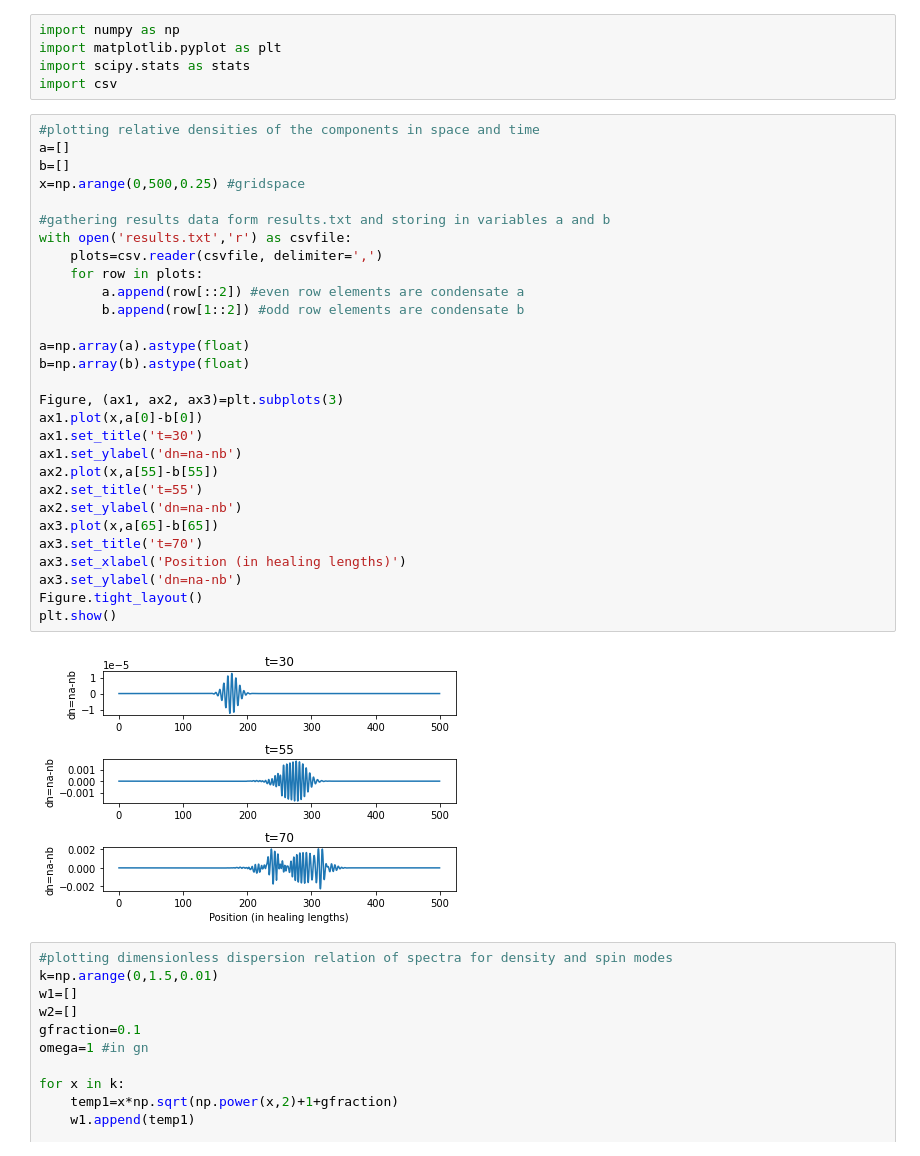
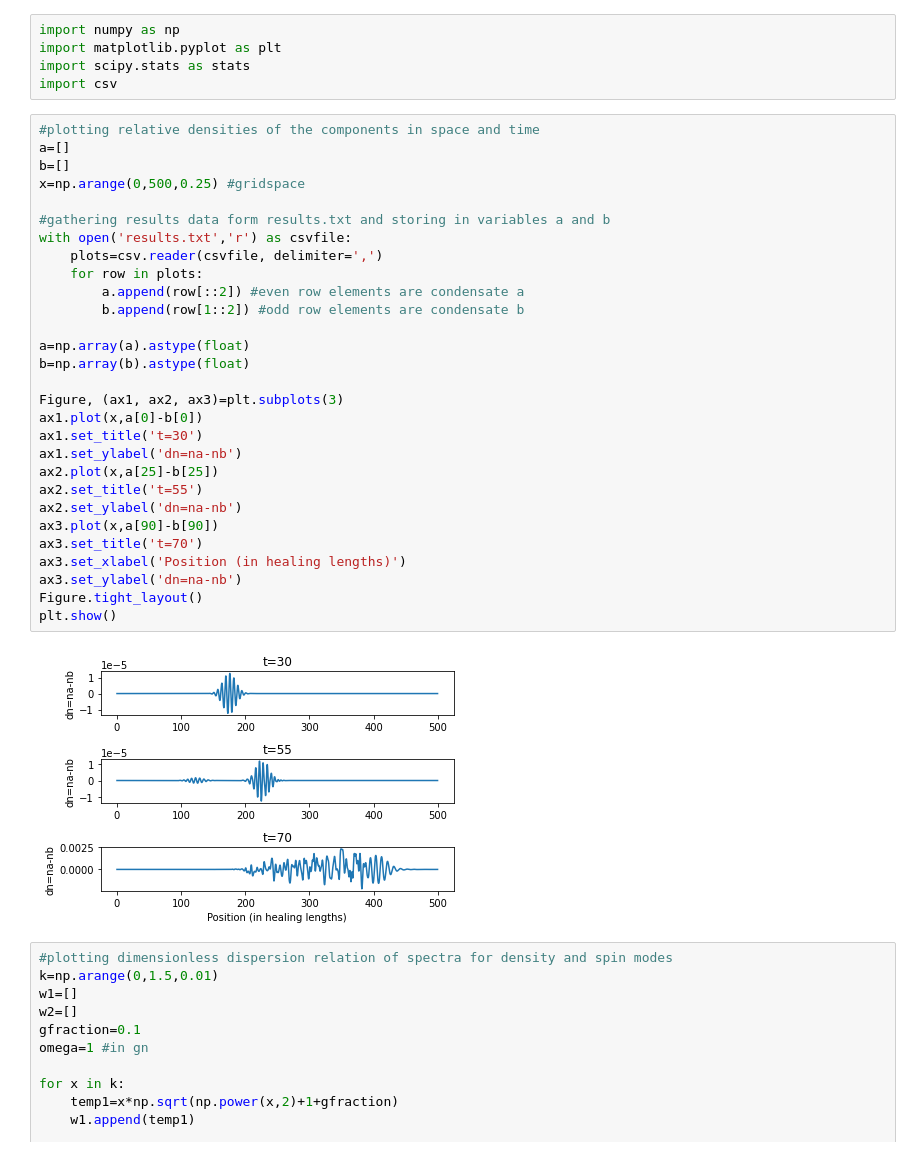
Before and after one commit to ebbeborg/GPsolver, a Jupyter notebook: results/results.ipynb, the cells around one changed output. Saved outputs shown, nothing was run; the diff lists cells and outputs as text.

```diff
--- a/results/results.ipynb
+++ b/results/results.ipynb
@@ -6,34 +6,34 @@ import csv
 # %%
 #plotting relative densities of the components in space and time
 a=[]
 b=[]
 x=np.arange(0,500,0.25) #gridspace
 
 #gathering results data form results.txt and storing in variables a and b
 with open('results.txt','r') as csvfile:
     plots=csv.reader(csvfile, delimiter=',')
     for row in plots:
         a.append(row[::2]) #even row elements are condensate a
         b.append(row[1::2]) #odd row elements are condensate b
 
 a=np.array(a).astype(float)
 b=np.array(b).astype(float)
 
 Figure, (ax1, ax2, ax3)=plt.subplots(3)
 ax1.plot(x,a[0]-b[0])
 ax1.set_title('t=30')
 ax1.set_ylabel('dn=na-nb')
-ax2.plot(x,a[55]-b[55])
+ax2.plot(x,a[25]-b[25])
 ax2.set_title('t=55')
 ax2.set_ylabel('dn=na-nb')
-ax3.plot(x,a[65]-b[65])
+ax3.plot(x,a[90]-b[90])
 ax3.set_title('t=70')
 ax3.set_xlabel('Position (in healing lengths)')
 ax3.set_ylabel('dn=na-nb')
 Figure.tight_layout()
 plt.show()
 # %% [output]
-[figure, old version]
+[figure, new version]
 # %%
 #plotting dimensionless dispersion relation of spectra for density and spin modes
 k=np.arange(0,1.5,0.01)
```
Also changed, not shown: 4 other files.
